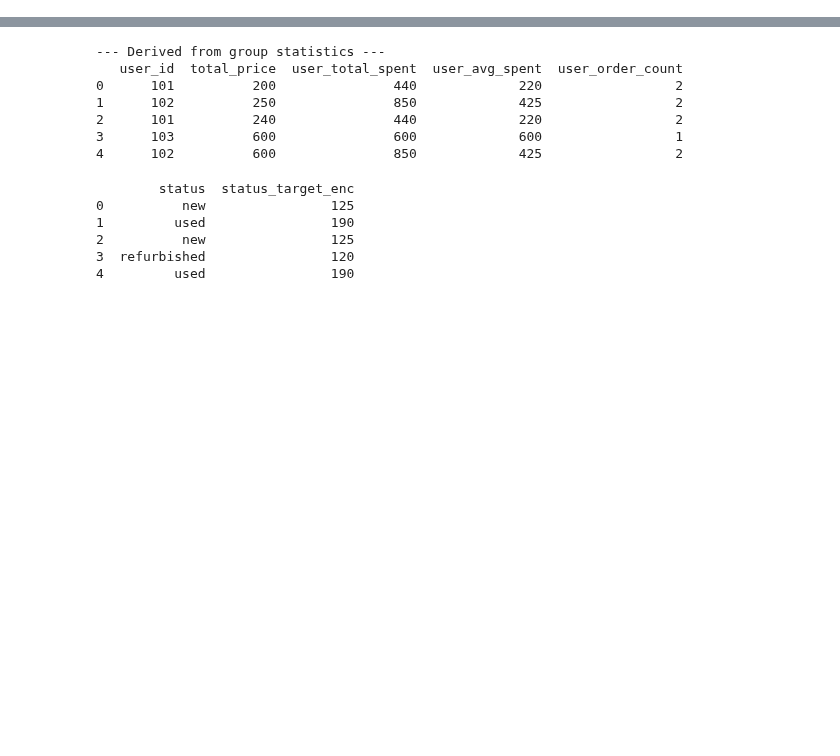
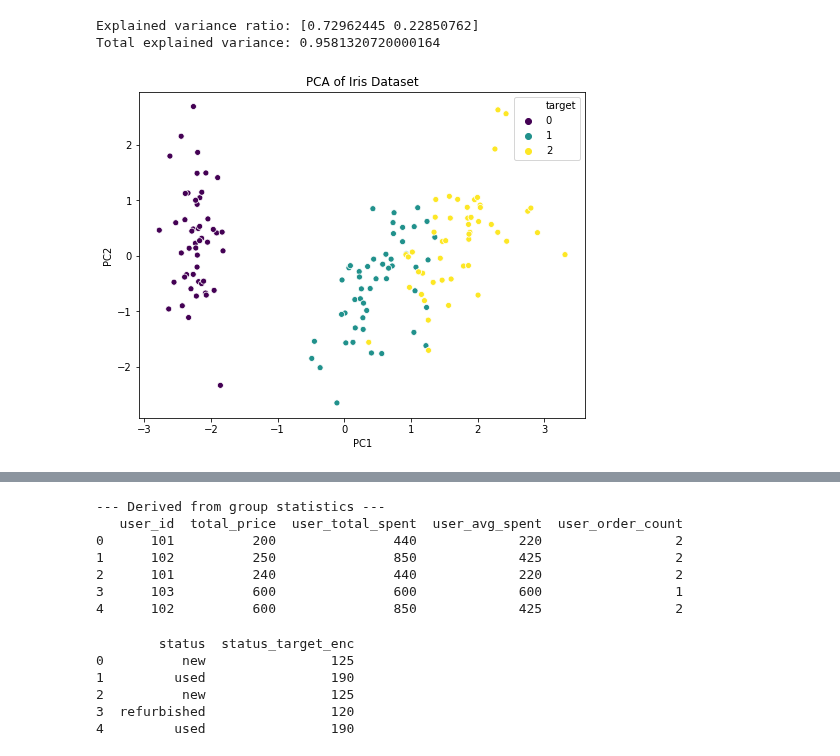
Before and after one commit to kangspa/ADP-study, a Jupyter notebook: PracticeTest/practice.ipynb, the cells around one changed output, grey strips where cells are left out. Drawn from its saved outputs; the diff is of its cells as text; code cells hidden in the pictures; blank space fills up the shorter version.

```diff
--- a/PracticeTest/practice.ipynb
+++ b/PracticeTest/practice.ipynb
@@ -41,0 +1,43 @@ print(df[['order_date', 'order_year', 'order_month', 'order_dayofweek', 'order_h
+# %%
+import pandas as pd
+from sklearn.datasets import load_iris
+from sklearn.preprocessing import StandardScaler
+import matplotlib.pyplot as plt
+import seaborn as sns
+
+# 데이터 로드
+iris = load_iris()
+df = pd.DataFrame(data=iris.data, columns=iris.feature_names)
+df['target'] = iris.target
+
+# PCA와 t-SNE는 스케일링에 민감하므로 표준화 수행
+scaler = StandardScaler()
+scaled_features = scaler.fit_transform(df.iloc[:, :-1])
+# %%
+from sklearn.decomposition import PCA
+
+# 1. PCA 객체 생성 (2차원으로 축소)
+pca = PCA(n_components=2)
+
+# 2. 데이터에 fit_transform 적용
+principal_components = pca.fit_transform(scaled_features)
+
+# 3. 결과를 데이터프레임으로 변환
+df_pca = pd.DataFrame(data=principal_components, columns=['PC1', 'PC2'])
+df_pca['target'] = df['target']
+
+# 설명된 분산 비율 확인
+print(f"Explained variance ratio: {pca.explained_variance_ratio_}")
+print(f"Total explained variance: {sum(pca.explained_variance_ratio_)}")
+# Explained variance ratio: [0.72962445 0.22850762]
+# Total explained variance: 0.9581320720000164
+
+# 시각화
+plt.figure(figsize=(8, 6))
+sns.scatterplot(x='PC1', y='PC2', hue='target', data=df_pca, palette='viridis')
+plt.title('PCA of Iris Dataset')
+plt.show()
+# %% [output]
+Explained variance ratio: [0.72962445 0.22850762]
+Total explained variance: 0.9581320720000164
+[figure, added]
```
Also changed, not shown: parts of 4 cells of this notebook, 4 other files.
